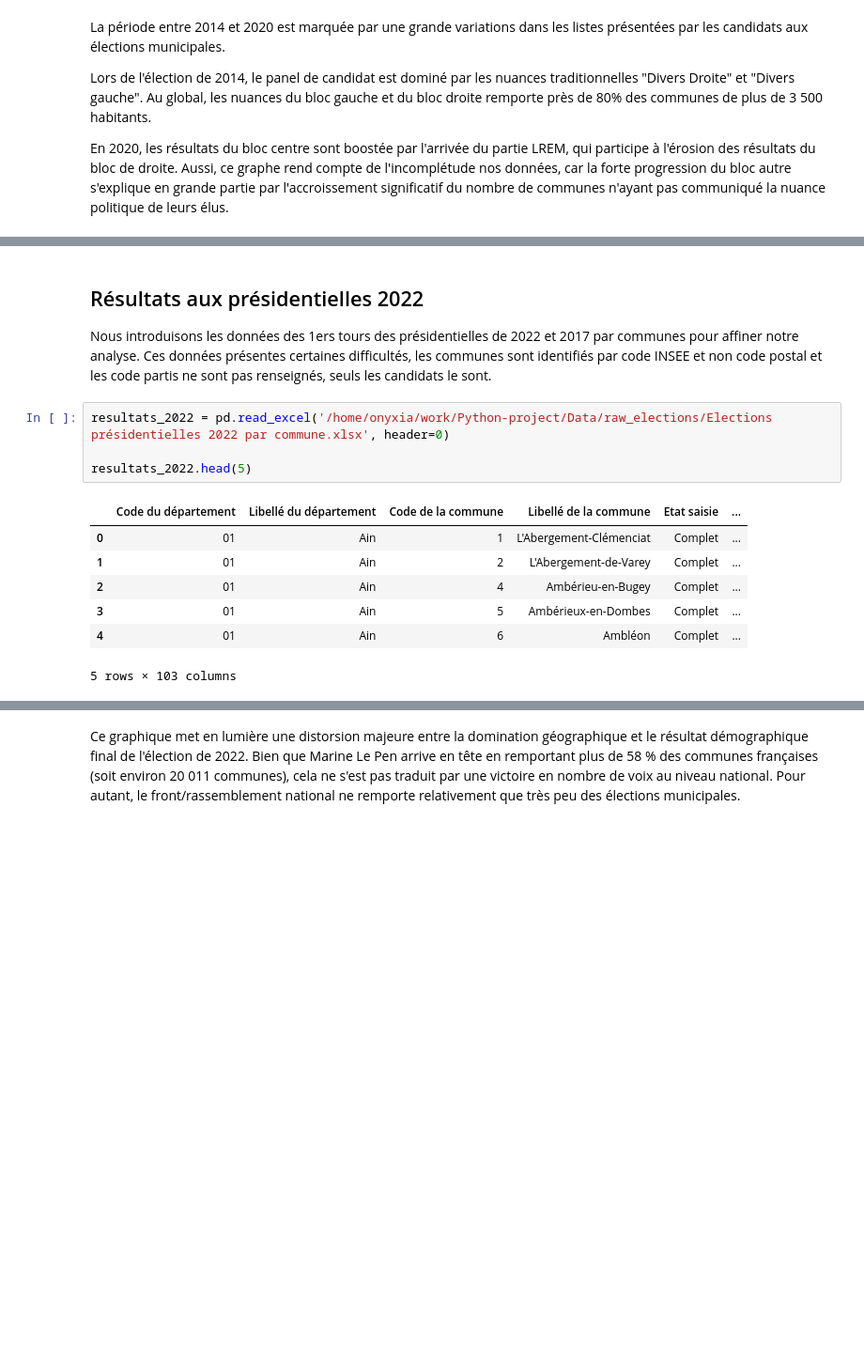
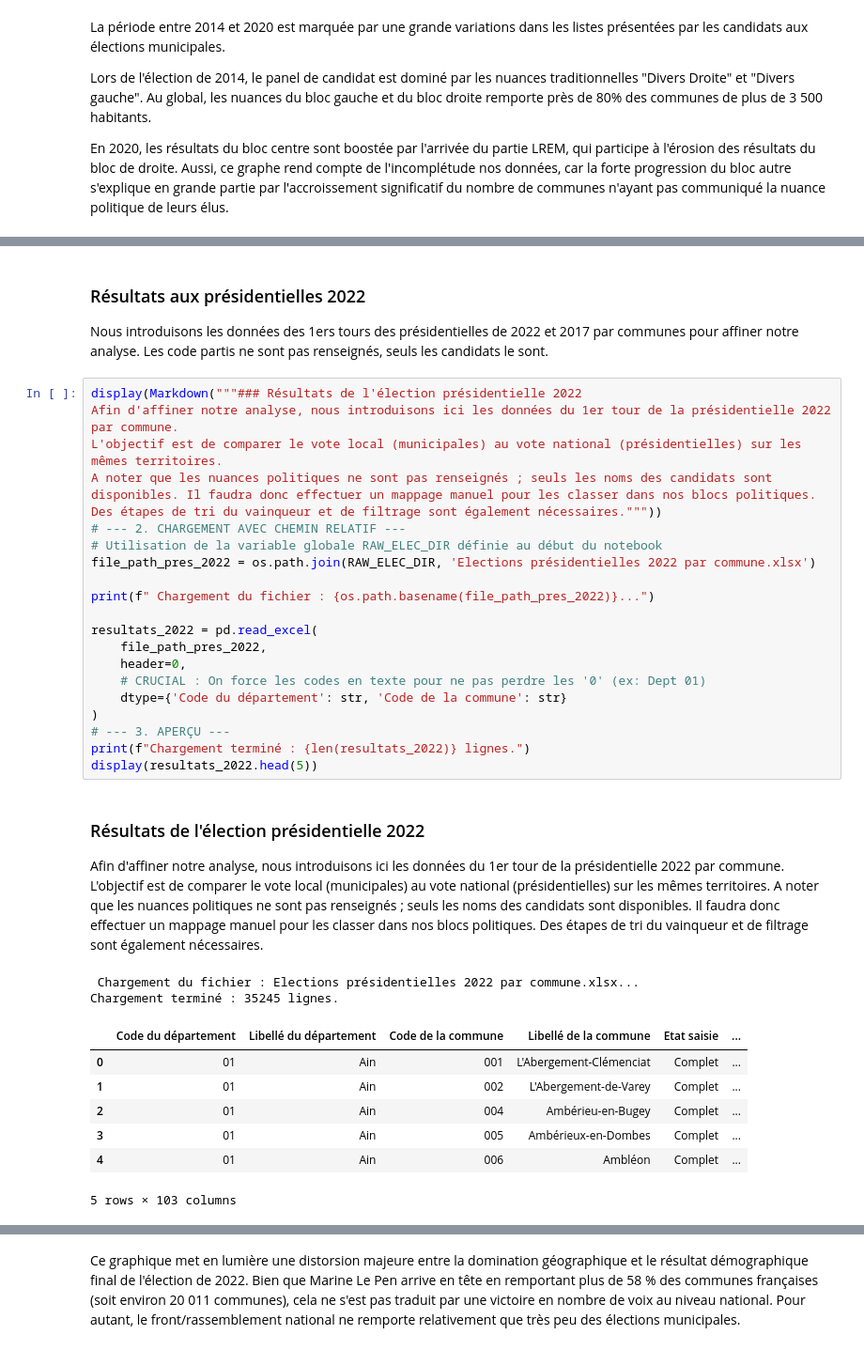
Before and after one commit to romainratajczyk/ENSAE-S1-Python-Project, a Jupyter notebook: Data formatting.ipynb, the cells around one changed output, grey strips where cells are left out. Shown at 94% size. Cells and saved outputs as stored; diff of their text form; blank space fills up the shorter version.

```diff
--- a/Data formatting.ipynb
+++ b/Data formatting.ipynb
@@ -379,18 +471,42 @@ En 2020, les résultats du bloc centre sont boostée par l'arrivée du partie LR
 # %% [markdown]
-## Résultats aux présidentielles 2022
-Nous introduisons les données des 1ers tours des présidentielles de 2022 et 2017 par communes pour affiner notre analyse. Ces données présentes certaines difficultés, les communes sont identifiés par code INSEE et non code postal et les code partis ne sont pas renseignés, seuls les candidats le sont.
+### Résultats aux présidentielles 2022
+Nous introduisons les données des 1ers tours des présidentielles de 2022 et 2017 par communes pour affiner notre analyse. Les code partis ne sont pas renseignés, seuls les candidats le sont.
-# %%
-resultats_2022 = pd.read_excel('/home/onyxia/work/Python-project/Data/raw_elections/Elections présidentielles 2022 par commune.xlsx', header=0)
-
-resultats_2022.head(5)
-# %% [output]
-|  | Code du département | Libellé du département | Code de la commune | Libellé de la commune | Etat saisie | ... |
-| 0 | 01 | Ain | 1 | L'Abergement-Clémenciat | Complet | ... |
-| 1 | 01 | Ain | 2 | L'Abergement-de-Varey | Complet | ... |
-| 2 | 01 | Ain | 4 | Ambérieu-en-Bugey | Complet | ... |
-| 3 | 01 | Ain | 5 | Ambérieux-en-Dombes | Complet | ... |
-| 4 | 01 | Ain | 6 | Ambléon | Complet | ... |
-5 rows × 103 columns
+# %%
+display(Markdown("""### Résultats de l'élection présidentielle 2022
+Afin d'affiner notre analyse, nous introduisons ici les données du 1er tour de la présidentielle 2022 par commune.
+L'objectif est de comparer le vote local (municipales) au vote national (présidentielles) sur les mêmes territoires.
+A noter que les nuances politiques ne sont pas renseignés ; seuls les noms des candidats sont disponibles. Il faudra donc effectuer un mappage manuel pour les classer dans nos blocs politiques.
+Des étapes de tri du vainqueur et de filtrage sont également nécessaires."""))
+# --- 2. CHARGEMENT AVEC CHEMIN RELATIF ---
+# Utilisation de la variable globale RAW_ELEC_DIR définie au début du notebook
+file_path_pres_2022 = os.path.join(RAW_ELEC_DIR, 'Elections présidentielles 2022 par commune.xlsx')
+
+print(f" Chargement du fichier : {os.path.basename(file_path_pres_2022)}...")
+
+resultats_2022 = pd.read_excel(
+    file_path_pres_2022,
+    header=0,
+    # CRUCIAL : On force les codes en texte pour ne pas perdre les '0' (ex: Dept 01)
+    dtype={'Code du département': str, 'Code de la commune': str}
+)
+# --- 3. APERÇU ---
+print(f"Chargement terminé : {len(resultats_2022)} lignes.")
+display(resultats_2022.head(5))
+# %% [output]
+### Résultats de l'élection présidentielle 2022
+Afin d'affiner notre analyse, nous introduisons ici les données du 1er tour de la présidentielle 2022 par commune.
+L'objectif est de comparer le vote local (municipales) au vote national (présidentielles) sur les mêmes territoires.
+A noter que les nuances politiques ne sont pas renseignés ; seuls les noms des candidats sont disponibles. Il faudra donc effectuer un mappage manuel pour les classer dans nos blocs politiques.
+Des étapes de tri du vainqueur et de filtrage sont également nécessaires.
+ Chargement du fichier : Elections présidentielles 2022 par commune.xlsx...
+Chargement terminé : 35245 lignes.
+|  | Code du département | Libellé du département | Code de la commune | Libellé de la commune | Etat saisie | ... |
+| 0 | 01 | Ain | 001 | L'Abergement-Clémenciat | Complet | ... |
+| 1 | 01 | Ain | 002 | L'Abergement-de-Varey | Complet | ... |
+| 2 | 01 | Ain | 004 | Ambérieu-en-Bugey | Complet | ... |
+| 3 | 01 | Ain | 005 | Ambérieux-en-Dombes | Complet | ... |
+| 4 | 01 | Ain | 006 | Ambléon | Complet | ... |
+5 rows × 103 columns
 # %%
 #On filtre d'abord les communes qui nous intéressent comme précédemment
 df = pd.DataFrame(resultats_2022)
```
Also changed, not shown: parts of 45 cells of this notebook, 4 other files.
